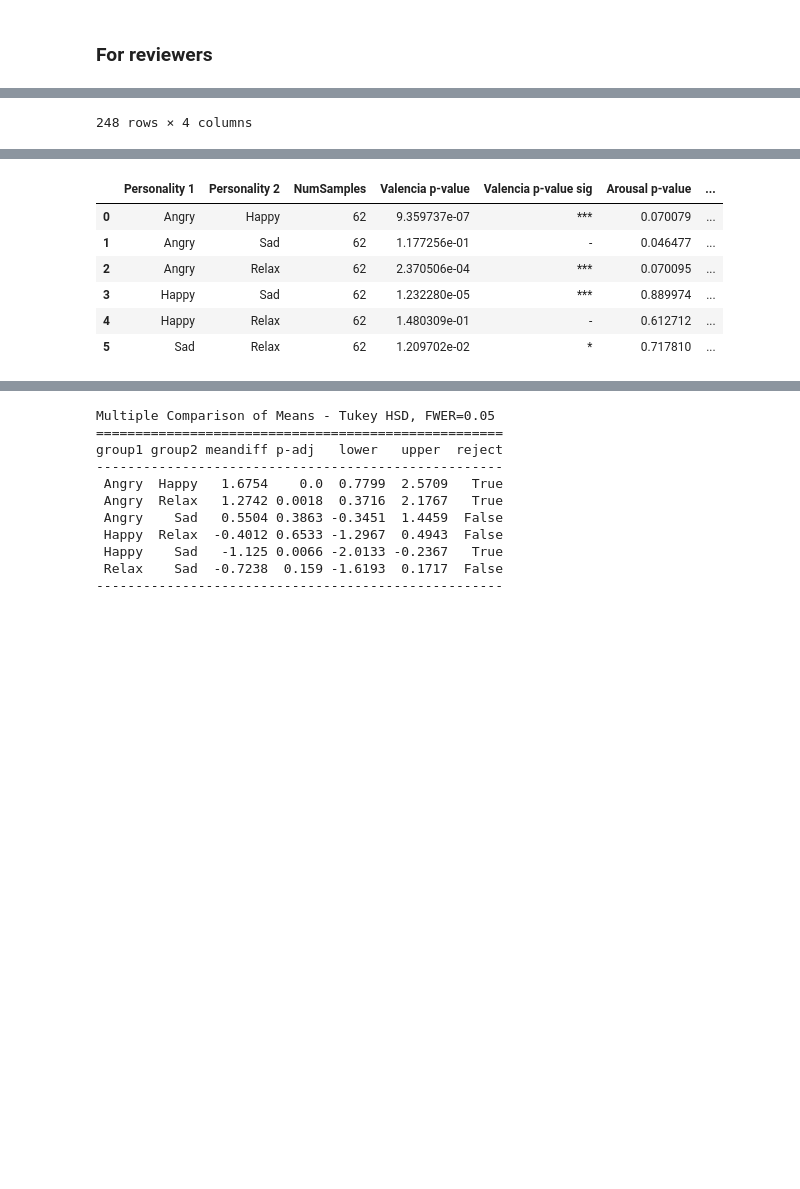
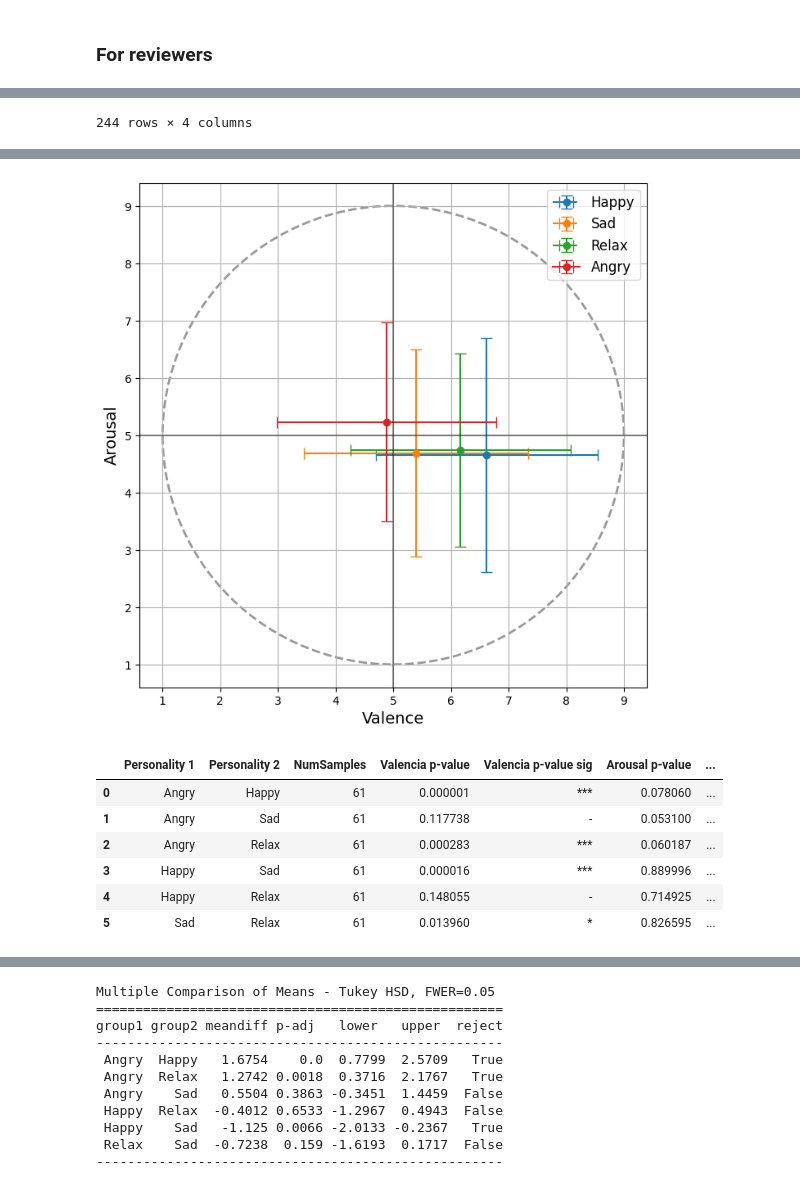
Before and after one commit to ASAPLableni/LableniBot, a Jupyter notebook: DataAnalysis/AnalysisQuestUpdate.ipynb, the cells around one changed output, grey strips where cells are left out. Drawn from its saved outputs; the diff is of its cells as text; code cells hidden in the pictures; blank space fills up the shorter version.

```diff
--- a/DataAnalysis/AnalysisQuestUpdate.ipynb
+++ b/DataAnalysis/AnalysisQuestUpdate.ipynb
@@ -797,6 +797,8 @@ plt.show()
 [figure]
 # %% [markdown]
 # Cuest Analysis
+# %%
+subj_no_depress_list = [subj for subj in subj_no_depress_list if subj != "USER_49_CB"]
 # %%
 df_angry = pd.read_csv("../Cuestionarios/PostProcessedCuest/CuestAvatarAngry.csv")
 idx_clean = []
@@ -1552,6 +1563,69 @@ for subj, df_subj in df_av.groupby("SubjectId"):
 
 df_av_filter = pd.DataFrame(df_av_filter_list)
 display(df_av_filter)
+
+[aute.stat_print(df_pers["Question3"], "Question3 " + pers) for pers, df_pers in df_av_filter.groupby("Personality")]
+group_list = [df_g["Question3"].values for g, df_g in df_av_filter.groupby("Personality")]
+_, pvalue = sp.stats.f_oneway(*group_list)
+print("Question3", pvalue, "string", aute.get_p_string(pvalue))
+print()
+[aute.stat_print(df_pers["Question4"], "Question4 " + pers) for pers, df_pers in df_av_filter.groupby("Personality")]
+group_list = [df_g["Question4"].values for g, df_g in df_av_filter.groupby("Personality")]
+_, pvalue = sp.stats.f_oneway(*group_list)
+print("Question4", pvalue, "string", aute.get_p_string(pvalue))
+print()
+
+# ############################################
+# ### SAM for Subject, emotion elicitation ###
+# ############################################
+
+circle2 = plt.Circle((5, 5), 4, color='black', fill=False, linewidth=2, alpha=0.4, linestyle="--")
+
+fig, ax = plt.subplots(figsize=(8, 8)) # note we must use plt.subplots, not plt.subplot
+# (or if you have an existing figure)
+# fig = plt.gcf()
+# ax = fig.gca()
+
+plt.errorbar((df_av_filter[df_av_filter["Personality"] == "Happy"]["Question3"]).mean(),
+             (df_av_filter[df_av_filter["Personality"] == "Happy"]["Question4"].astype(np.int16)).mean(),
+             xerr=(df_av_filter[df_av_filter["Personality"] == "Happy"]["Question3"]).std(),
+             yerr=(df_av_filter[df_av_filter["Personality"] == "Happy"]["Question4"].astype(np.int16)).std(),
+             marker='o', capsize=5, linestyle="--", label="Happy")
+
+plt.errorbar((df_av_filter[df_av_filter["Personality"] == "Sad"]["Question3"]).mean(),
+             (df_av_filter[df_av_filter["Personality"] == "Sad"]["Question4"]).mean(),
+             xerr=(df_av_filter[df_av_filter["Personality"] == "Sad"]["Question3"]).std(),
+             yerr=(df_av_filter[df_av_filter["Personality"] == "Sad"]["Question4"]).std(),
+             marker='o', capsize=5, linestyle="--", label="Sad")
+
+plt.errorbar((df_av_filter[df_av_filter["Personality"] == "Relax"]["Question3"]).mean(),
+             (df_av_filter[df_av_filter["Personality"] == "Relax"]["Question4"]).mean(),
+             xerr=(df_av_filter[df_av_filter["Personality"] == "Relax"]["Question3"]).std(),
+             yerr=(df_av_filter[df_av_filter["Personality"] == "Relax"]["Question4"]).std(),
+             marker='o', capsize=5, linestyle="--", label="Relax")
+
+plt.errorbar((df_av_filter[df_av_filter["Personality"] == "Angry"]["Question3"]).mean(),
+             (df_av_filter[df_av_filter["Personality"] == "Angry"]["Question4"].astype(np.int16)).mean(),
+             xerr=(df_av_filter[df_av_filter["Personality"] == "Angry"]["Question3"]).std(),
+             yerr=(df_av_filter[df_av_filter["Personality"] == "Angry"]["Question4"].astype(np.int16)).std(),
+             marker='o', capsize=5, label="Angry")
+
+ax.add_patch(circle2)
+
+plt.axvline(5, c="black", alpha=0.4)
+plt.axhline(5, c="black", alpha=0.4)
+plt.grid()
+
+plt.legend(fontsize=12)
+plt.xlabel("Valence", fontsize=14)
+plt.ylabel("Arousal", fontsize=14)
+
+plt.savefig("Results/Images/SAMSubject.pdf", dpi=300, format="pdf")
+plt.show()
+
+# ########################
+# ### Statistical test ###
+# ########################
 
 results_subject_list = []
 for i_s, state_i in enumerate(personality_list[:-1]):
@@ -1594 +1668 @@ display(pd.DataFrame(results_subject_list))
-248 rows × 4 columns
+244 rows × 4 columns
@@ -1595,10 +1680,11 @@ display(pd.DataFrame(results_subject_list))
+[figure, added]
 |  | Personality 1 | Personality 2 | NumSamples | Valencia p-value | Valencia p-value sig | Arousal p-value | ... |
-| 0 | Angry | Happy | 62 | 9.359737e-07 | *** | 0.070079 | ... |
-| 1 | Angry | Sad | 62 | 1.177256e-01 | - | 0.046477 | ... |
-| 2 | Angry | Relax | 62 | 2.370506e-04 | *** | 0.070095 | ... |
-| 3 | Happy | Sad | 62 | 1.232280e-05 | *** | 0.889974 | ... |
-| 4 | Happy | Relax | 62 | 1.480309e-01 | - | 0.612712 | ... |
-| 5 | Sad | Relax | 62 | 1.209702e-02 | * | 0.717810 | ... |
+| 0 | Angry | Happy | 61 | 0.000001 | *** | 0.078060 | ... |
+| 1 | Angry | Sad | 61 | 0.117738 | - | 0.053100 | ... |
+| 2 | Angry | Relax | 61 | 0.000283 | *** | 0.060187 | ... |
+| 3 | Happy | Sad | 61 | 0.000016 | *** | 0.889996 | ... |
+| 4 | Happy | Relax | 61 | 0.148055 | - | 0.714925 | ... |
+| 5 | Sad | Relax | 61 | 0.013960 | * | 0.826595 | ... |
 # %%
 df_av_save_list = []
 for pers, df_pers in df_all_cuest.groupby("Personality"):
```
Also changed, not shown: parts of 11 cells of this notebook, 3 other files.
